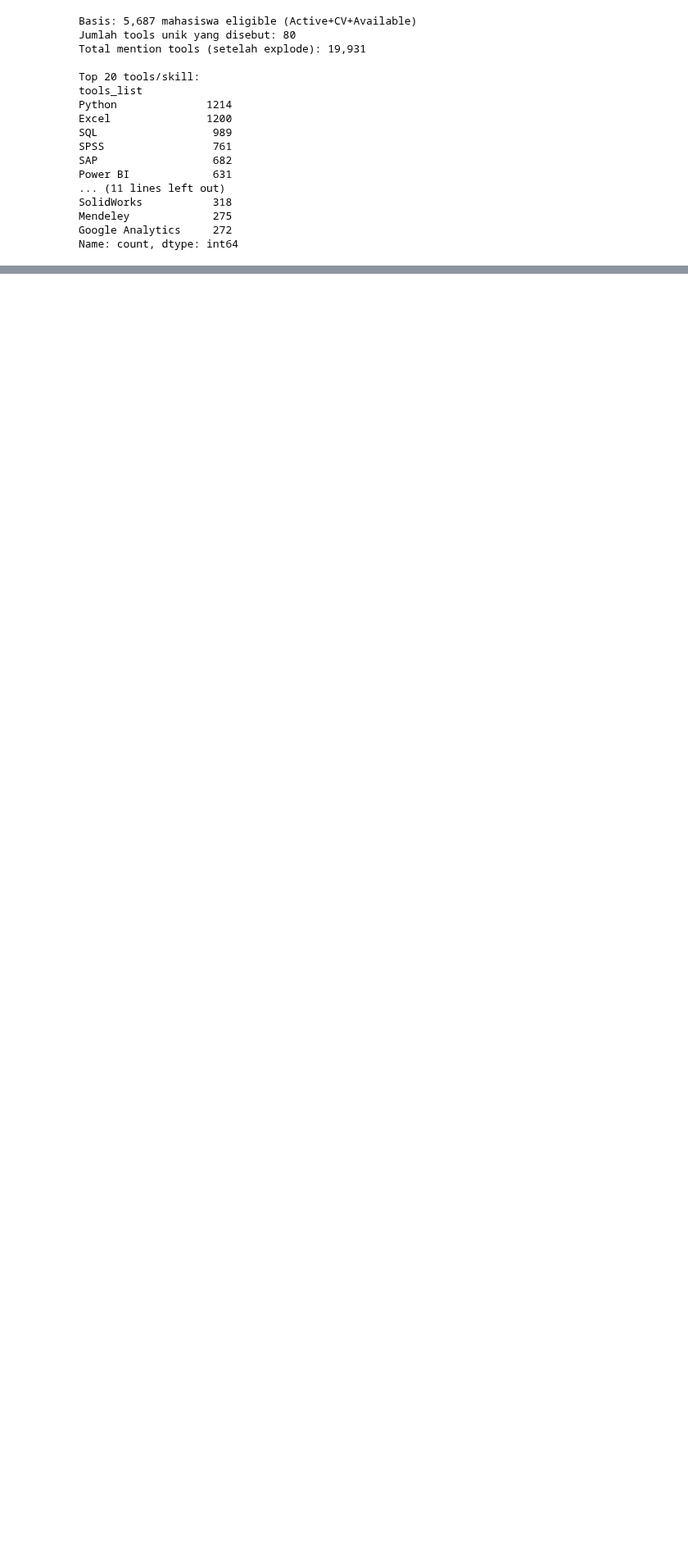
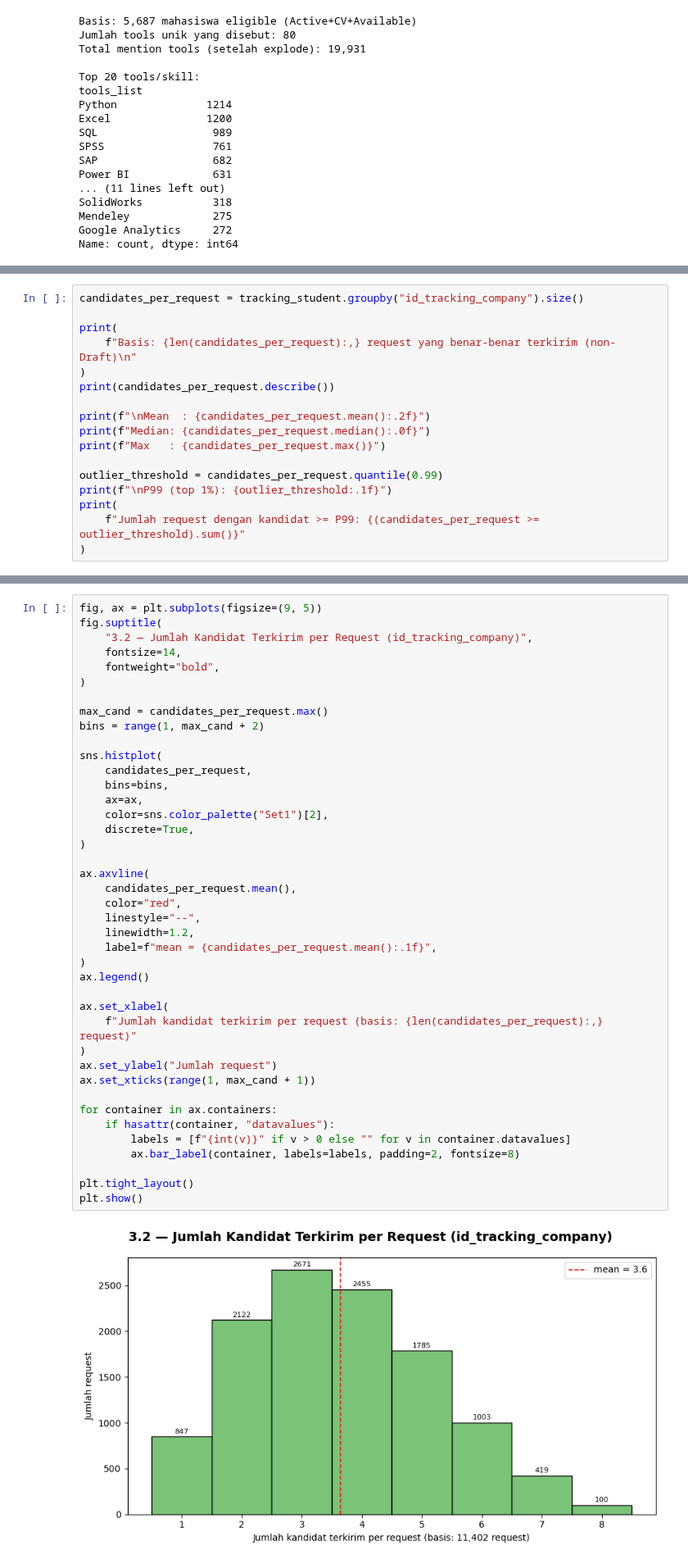
Before and after one commit to zzdf5/ssf-ssdc26-kataedward, a Jupyter notebook: notebooks/02_eda.ipynb, the cells around one changed output, grey strips where cells are left out. Shown at 82% size. Drawn from its saved outputs; the diff is of its cells as text; blank space fills up the shorter version.

```diff
--- a/notebooks/02_eda.ipynb
+++ b/notebooks/02_eda.ipynb
@@ -1111,0 +1195,17 @@ plt.show()
+# %%
+candidates_per_request = tracking_student.groupby("id_tracking_company").size()
+
+print(
+    f"Basis: {len(candidates_per_request):,} request yang benar-benar terkirim (non-Draft)\n"
+)
+print(candidates_per_request.describe())
+
+print(f"\nMean  : {candidates_per_request.mean():.2f}")
+print(f"Median: {candidates_per_request.median():.0f}")
+print(f"Max   : {candidates_per_request.max()}")
+
+outlier_threshold = candidates_per_request.quantile(0.99)
+print(f"\nP99 (top 1%): {outlier_threshold:.1f}")
+print(
+    f"Jumlah request dengan kandidat >= P99: {(candidates_per_request >= outlier_threshold).sum()}"
+)
@@ -1111,0 +1231,43 @@ plt.show()
+# %%
+fig, ax = plt.subplots(figsize=(9, 5))
+fig.suptitle(
+    "3.2 — Jumlah Kandidat Terkirim per Request (id_tracking_company)",
+    fontsize=14,
+    fontweight="bold",
+)
+
+max_cand = candidates_per_request.max()
+bins = range(1, max_cand + 2)
+
+sns.histplot(
+    candidates_per_request,
+    bins=bins,
+    ax=ax,
+    color=sns.color_palette("Set1")[2],
+    discrete=True,
+)
+
+ax.axvline(
+    candidates_per_request.mean(),
+    color="red",
+    linestyle="--",
+    linewidth=1.2,
+    label=f"mean = {candidates_per_request.mean():.1f}",
+)
+ax.legend()
+
+ax.set_xlabel(
+    f"Jumlah kandidat terkirim per request (basis: {len(candidates_per_request):,} request)"
+)
+ax.set_ylabel("Jumlah request")
+ax.set_xticks(range(1, max_cand + 1))
+
+for container in ax.containers:
+    if hasattr(container, "datavalues"):
+        labels = [f"{int(v)}" if v > 0 else "" for v in container.datavalues]
+        ax.bar_label(container, labels=labels, padding=2, fontsize=8)
+
+plt.tight_layout()
+plt.show()
+# %% [output]
+[figure, added]
```
Also changed, not shown: parts of 36 cells of this notebook, 1 other file.
